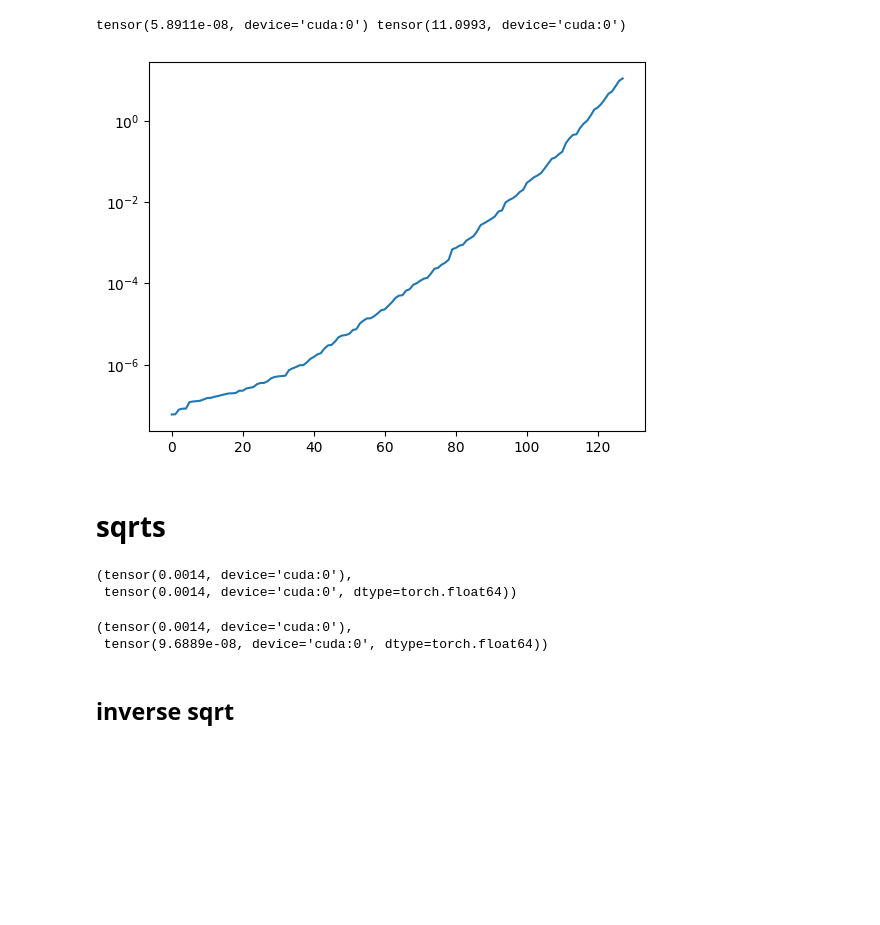
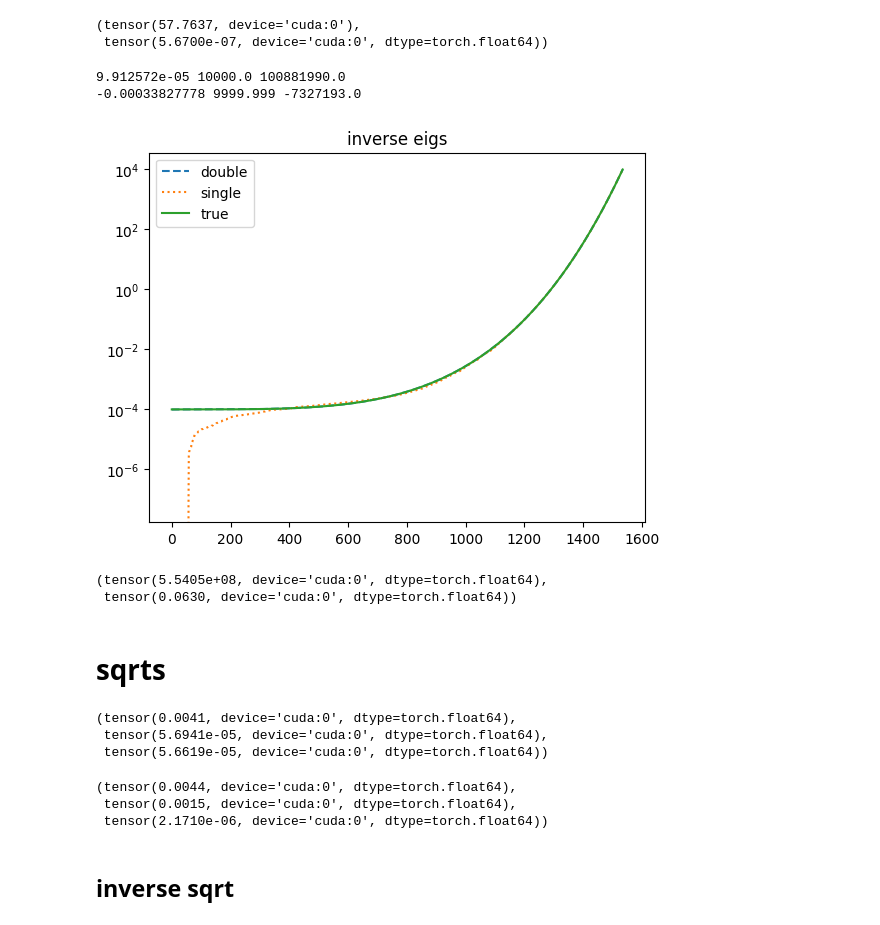
Before and after one commit to jonathanmei/kradagrad, a Jupyter notebook: kradagrad/experiments/mat_root_precision.ipynb, the cells around one changed output. Saved outputs shown, nothing was run; the diff lists cells and outputs as text; code cells hidden in the pictures; blank space fills up the shorter version.

```diff
--- a/kradagrad/experiments/mat_root_precision.ipynb
+++ b/kradagrad/experiments/mat_root_precision.ipynb
@@ -34,27 +57,62 @@ tensor(1.1191e-08, device='cuda:0', dtype=torch.float64) tensor(11.0990, device=
-# %%
-with torch.no_grad():
-    L, V = torch.linalg.eigh(A)
-print(L.min(), L.max())
-plt.semilogy(L.cpu().numpy())
-plt.show()
-# %% [output]
-tensor(5.8911e-08, device='cuda:0') tensor(11.0993, device='cuda:0')
-[figure, removed]
+# %%
+# Invert in double to make sure it's accurate
+Aid = Ad.inverse()
+Ai = Aid.float()
+Aib = Aid.bfloat16()
+
+norm(Ai @ A - torch.eye(sz, device=A.device)) / sz, norm(Aid @ Ad - torch.eye(sz, device=Ad.device)) / sz
+# %% [output]
+(tensor(57.7637, device='cuda:0'),
+ tensor(5.6700e-07, device='cuda:0', dtype=torch.float64))
+# %%
+with torch.no_grad():
+    Lid = torch.linalg.eigvalsh(Aid).float().cpu().numpy()
+    Li = torch.linalg.eigvalsh(Ai).cpu().numpy()
+print(Lid.min(), Lid.max(), Lid.max()/Lid.min())
+print(Li.min(), Li.max(), Li.max()/L.min())
+
+plt.figure()
+
+plt.semilogy(Lid, '--')
+plt.semilogy(Li, ':')
+plt.semilogy(diag.max() / diag / max_eig)
+
+plt.title('inverse eigs')
+plt.legend(['double', 'single', 'true'])
+
+plt.show()
+# %% [output]
+9.912572e-05 10000.0 100881990.0
+-0.00033827778 9999.999 -7327193.0
+[figure, added]
+# %%
+Aii = mf.matrix_power_svd(Ai, -1, eps=1e-12)
+Aiid = mf.matrix_power_svd(Aid, -1, double=True, eps=1e-12)
+
+norm(Aii - Ad) / (sz*max_eig), norm(Aiid - Ad) / (sz*max_eig)
+# %% [output]
+(tensor(5.5405e+08, device='cuda:0', dtype=torch.float64),
+ tensor(0.0630, device='cuda:0', dtype=torch.float64))
 # %% [markdown]
 # sqrts
 # %%
 B1 = mf.matrix_power_svd(A, 0.5)
+B1h = mf.matrix_power_svd(A.half(), 0.5)
 B1d = mf.matrix_power_svd(Ad, 0.5)
-norm(B1 @ B1.T - A) / sz, norm(B1d @ B1d.T - A.double()) / sz,
+
+norm(B1h @ B1h.T - Ad) / (sz*max_eig), norm(B1 @ B1.T - Ad) / (sz*max_eig), norm(B1d @ B1d.T - A.double()) / (sz*max_eig),
 # %% [output]
-(tensor(0.0014, device='cuda:0'),
- tensor(0.0014, device='cuda:0', dtype=torch.float64))
+(tensor(0.0041, device='cuda:0', dtype=torch.float64),
+ tensor(5.6941e-05, device='cuda:0', dtype=torch.float64),
+ tensor(5.6619e-05, device='cuda:0', dtype=torch.float64))
 # %%
 B2 = mf.matrix_sqrt_NS(A, iters=25, norm='tr')
+B2h = mf.matrix_sqrt_NS(A.half(), iters=25, norm='tr')
 B2d = mf.matrix_sqrt_NS(Ad, iters=25, norm='tr', double=True)
-norm(B2 @ B2.T - A) / sz, norm(B2d @ B2d.T - Ad) / sz
+norm(B2h @ B2h.T - Ad) / (sz*max_eig), norm(B2 @ B2.T - Ad) / (sz*max_eig), norm(B2d @ B2d.T - Ad) / (sz*max_eig)
 # %% [output]
-(tensor(0.0014, device='cuda:0'),
- tensor(9.6889e-08, device='cuda:0', dtype=torch.float64))
+(tensor(0.0044, device='cuda:0', dtype=torch.float64),
+ tensor(0.0015, device='cuda:0', dtype=torch.float64),
+ tensor(2.1710e-06, device='cuda:0', dtype=torch.float64))
 # %% [markdown]
 ## inverse sqrt
```
Also changed, not shown: parts of 39 cells of this notebook, 12 other files.
